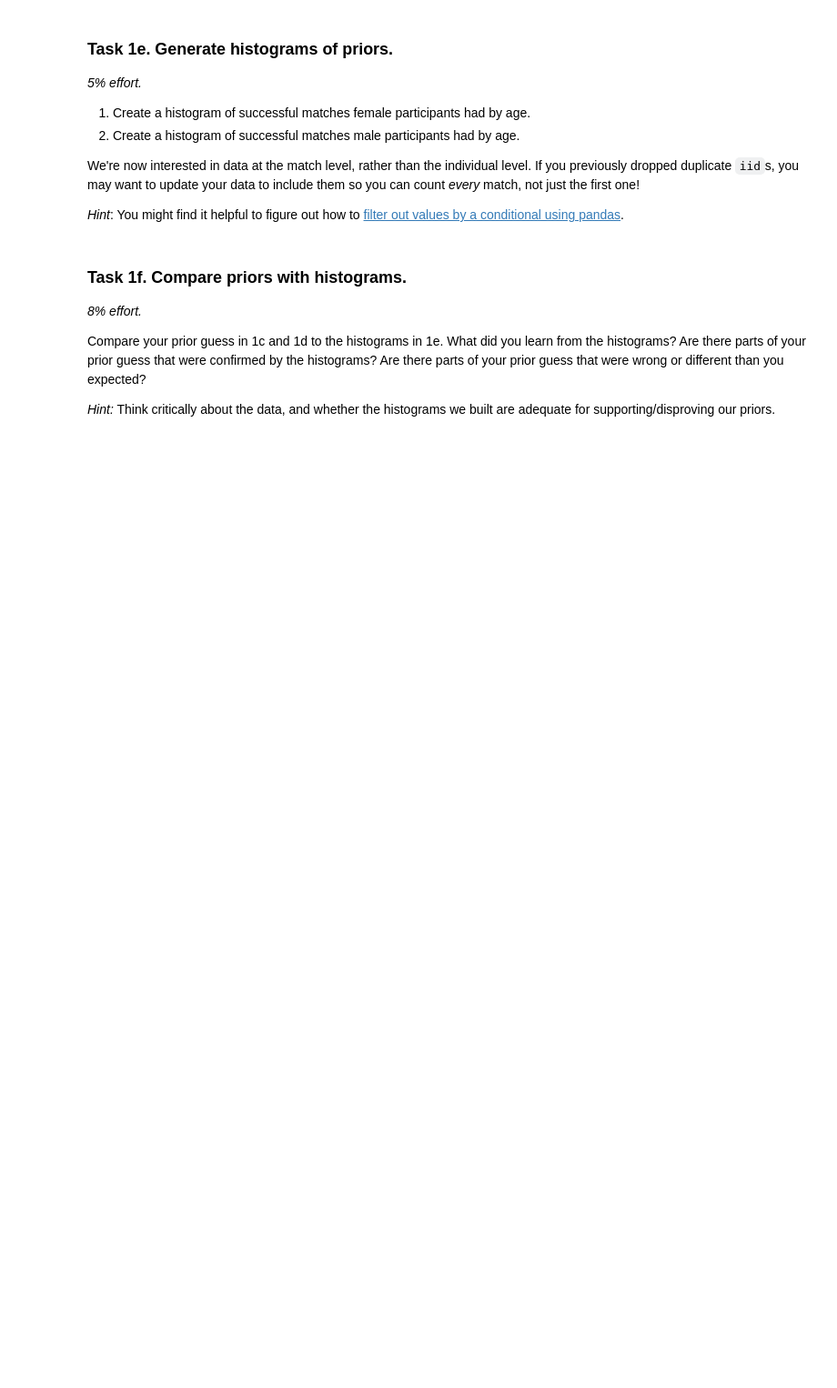
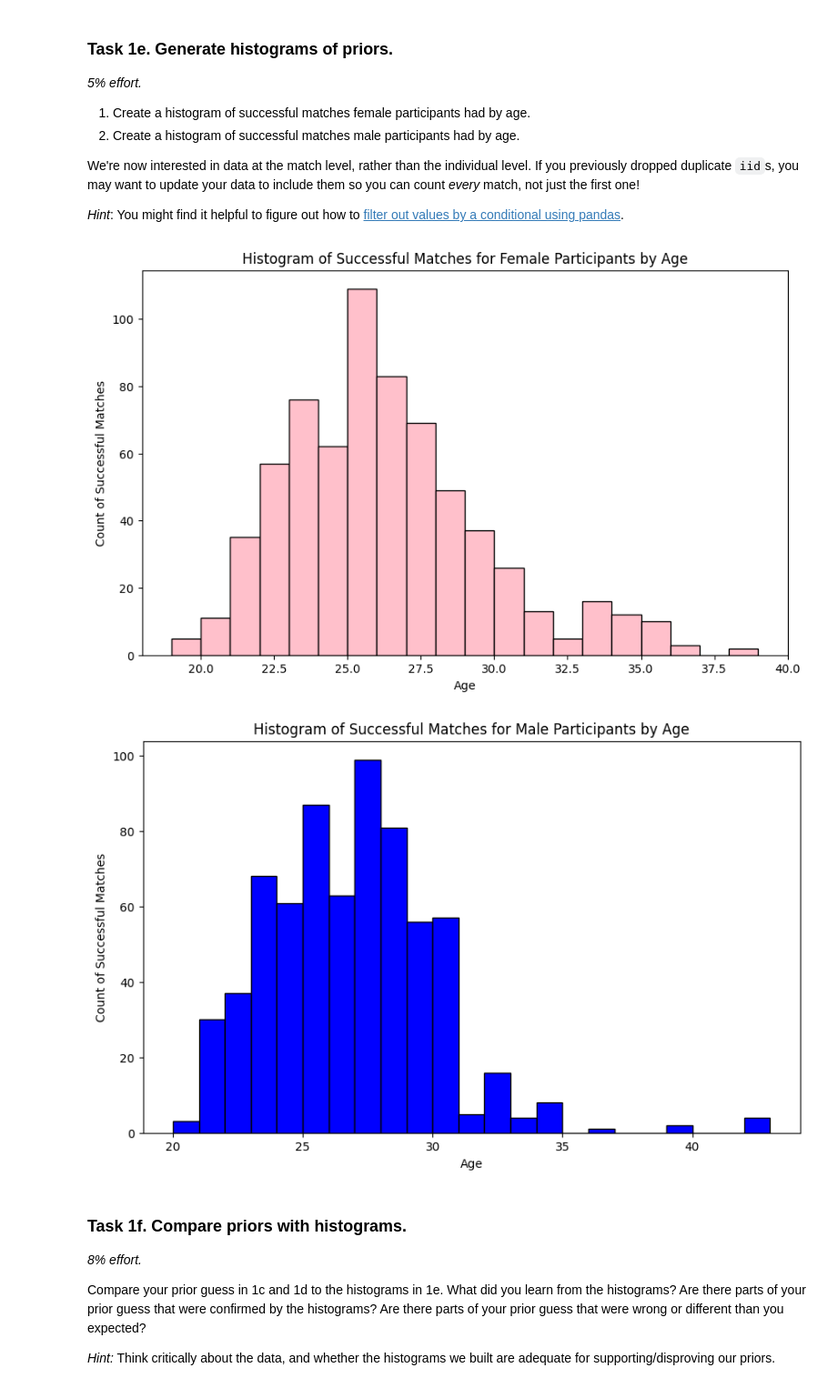
Before and after one commit to bern1ard0/haii-a3, a Jupyter notebook: User_Viz_Predictive_Models.ipynb, the cells around one changed output. Shown: that part at 91% size. Drawn from its saved outputs; the diff is of its cells as text; code cells hidden in the pictures; blank space fills up the shorter version.

```diff
--- a/User_Viz_Predictive_Models.ipynb
+++ b/User_Viz_Predictive_Models.ipynb
@@ -150,3 +182,32 @@ _Hint_: You might find it helpful to figure out how to [filter out values by a c
+# %%
+# Code that generates histograms 1 & 2:
+# Filtering the DataFrame for successful matches
+successful_matches = dates[dates['match'] == 'y']
+
+# Filtering by gender for female and male successful matches
+female_matches = successful_matches[successful_matches['gender'] == 'f']
+male_matches = successful_matches[successful_matches['gender'] == 'm']
+
+# (1) Histogram of successful matches for female participants by age
+plt.figure(figsize=(10, 6))
+female_matches['age'].hist(bins=range(int(female_matches['age'].min()), int(female_matches['age'].max()) + 2), edgecolor='black', color='pink')
+plt.title('Histogram of Successful Matches for Female Participants by Age')
+plt.xlabel('Age')
+plt.ylabel('Count of Successful Matches')
+plt.grid(False)
+plt.show()
+
+# (2) Histogram of successful matches for male participants by age
+plt.figure(figsize=(10, 6))
+male_matches['age'].hist(bins=range(int(male_matches['age'].min()), int(male_matches['age'].max()) + 2), edgecolor='black', color='blue')
+plt.title('Histogram of Successful Matches for Male Participants by Age')
+plt.xlabel('Age')
+plt.ylabel('Count of Successful Matches')
+plt.grid(False)
+plt.show()
+# %% [output]
+[figure, added]
+[figure, added]
 # %% [markdown]
 ### Task 1f. Compare priors with histograms.
 _8% effort._
```
Also changed, not shown: parts of 17 cells of this notebook, 3 other files.
